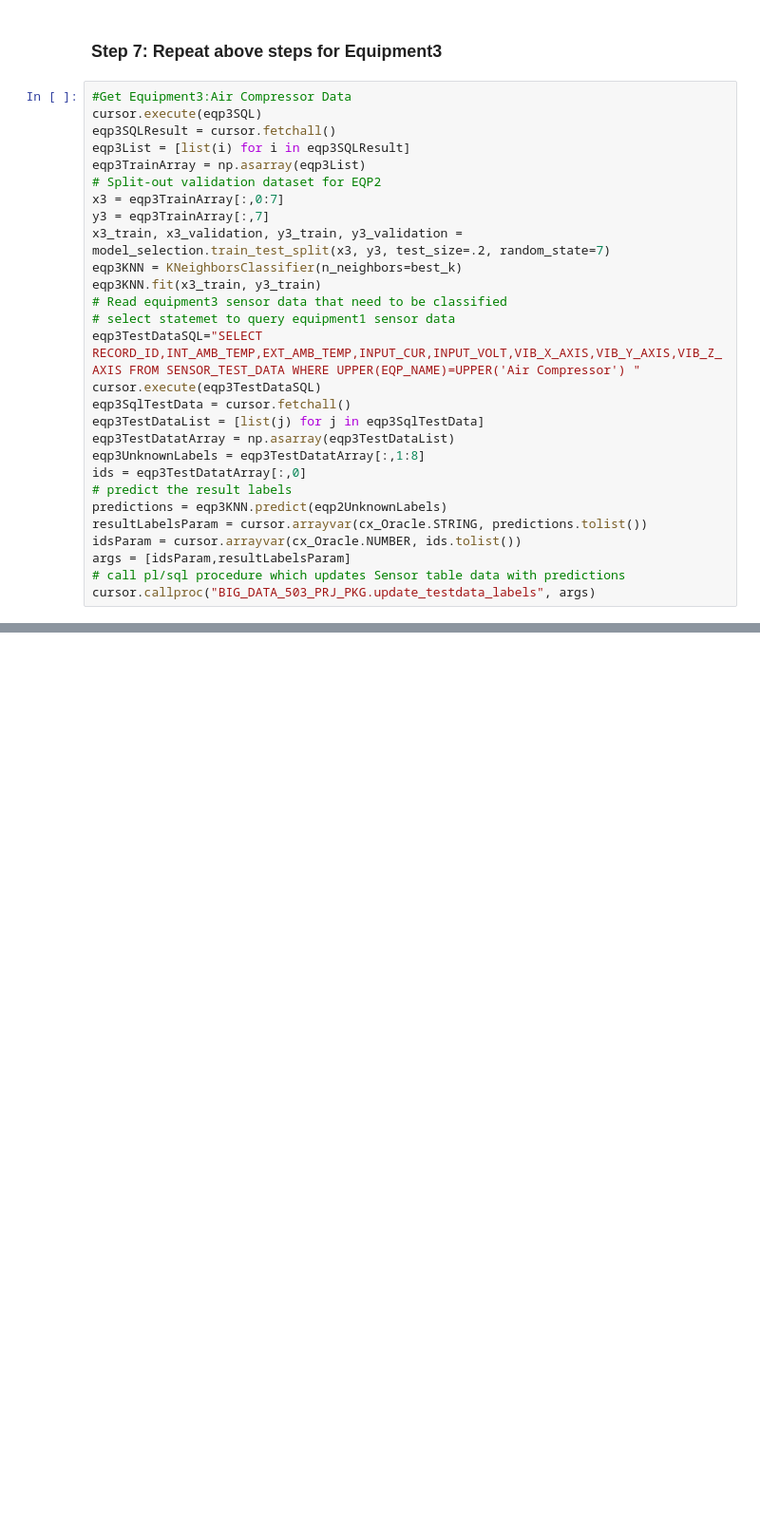
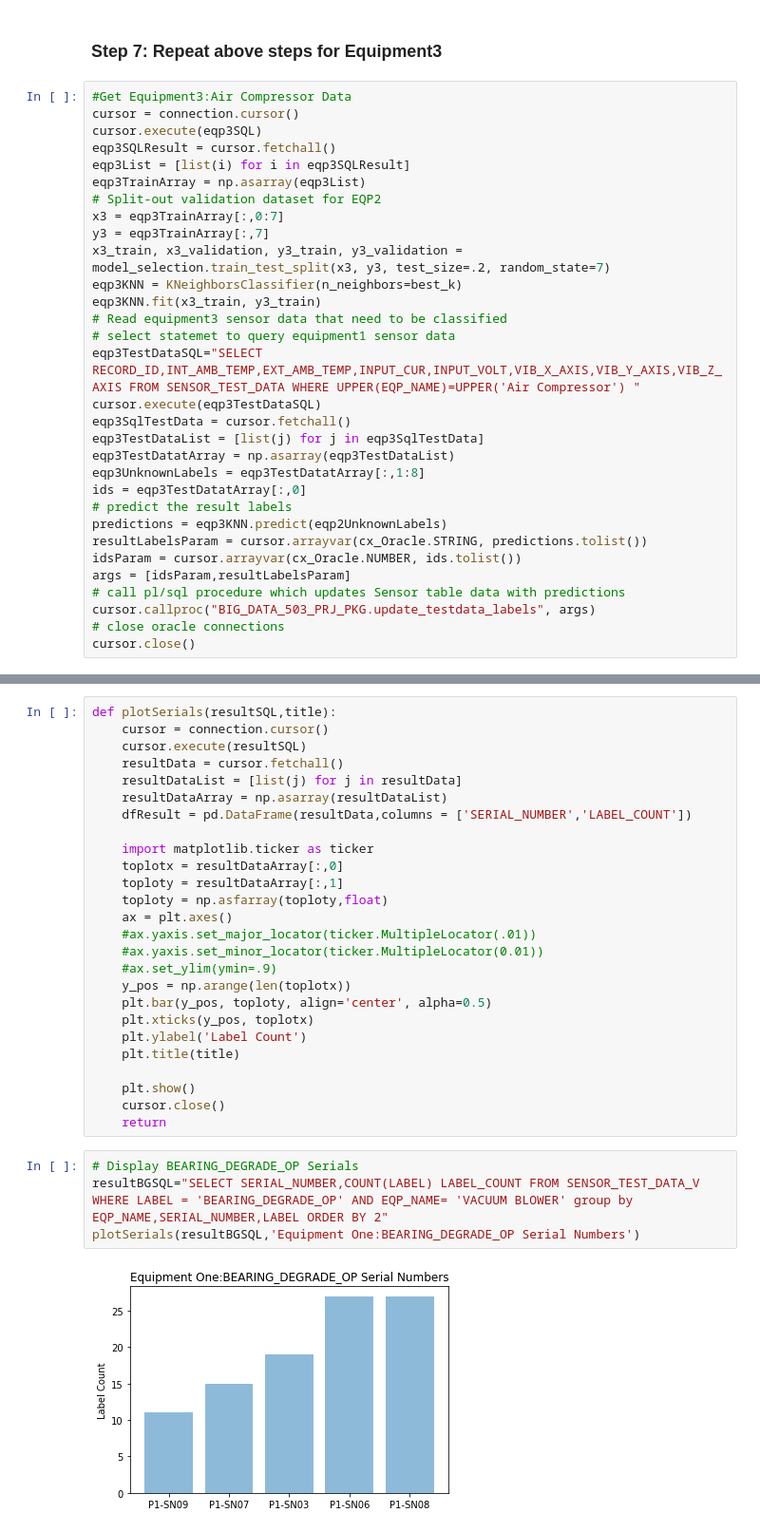
Before and after one commit to bigdata-i523/hid337, a Jupyter notebook: project/jupyter/i523FinalProject.ipynb, the cells around one changed output, grey strips where cells are left out. Shown: that part at 95% size. Drawn from its saved outputs; the diff is of its cells as text; blank space fills up the shorter version.

```diff
--- a/project/jupyter/i523FinalProject.ipynb
+++ b/project/jupyter/i523FinalProject.ipynb
@@ -229,6 +235,7 @@ cursor.callproc("BIG_DATA_503_PRJ_PKG.update_testdata_labels", args)
 ### Step 7: Repeat above steps for Equipment3
 # %%
 #Get Equipment3:Air Compressor Data
+cursor = connection.cursor()
 cursor.execute(eqp3SQL)
 eqp3SQLResult = cursor.fetchall()
 eqp3List = [list(i) for i in eqp3SQLResult]
@@ -255,3 +262,5 @@ idsParam = cursor.arrayvar(cx_Oracle.NUMBER, ids.tolist())
 args = [idsParam,resultLabelsParam]
 # call pl/sql procedure which updates Sensor table data with predictions
 cursor.callproc("BIG_DATA_503_PRJ_PKG.update_testdata_labels", args)
+# close oracle connections
+cursor.close()
@@ -275,0 +269,32 @@ cursor.callproc("BIG_DATA_503_PRJ_PKG.update_testdata_labels", args)
+# %%
+def plotSerials(resultSQL,title):
+    cursor = connection.cursor()
+    cursor.execute(resultSQL)
+    resultData = cursor.fetchall()
+    resultDataList = [list(j) for j in resultData]
+    resultDataArray = np.asarray(resultDataList)
+    dfResult = pd.DataFrame(resultData,columns = ['SERIAL_NUMBER','LABEL_COUNT'])
+
+    import matplotlib.ticker as ticker
+    toplotx = resultDataArray[:,0]
+    toploty = resultDataArray[:,1]
+    toploty = np.asfarray(toploty,float)
+    ax = plt.axes()
+    #ax.yaxis.set_major_locator(ticker.MultipleLocator(.01))
+    #ax.yaxis.set_minor_locator(ticker.MultipleLocator(0.01))
+    #ax.set_ylim(ymin=.9)
+    y_pos = np.arange(len(toplotx))
+    plt.bar(y_pos, toploty, align='center', alpha=0.5)
+    plt.xticks(y_pos, toplotx)
+    plt.ylabel('Label Count')
+    plt.title(title)
+
+    plt.show()
+    cursor.close()
+    return
+# %%
+# Display BEARING_DEGRADE_OP Serials
+resultBGSQL="SELECT SERIAL_NUMBER,COUNT(LABEL) LABEL_COUNT FROM SENSOR_TEST_DATA_V WHERE LABEL = 'BEARING_DEGRADE_OP' AND EQP_NAME= 'VACUUM BLOWER' group by EQP_NAME,SERIAL_NUMBER,LABEL ORDER BY 2"
+plotSerials(resultBGSQL,'Equipment One:BEARING_DEGRADE_OP Serial Numbers')
+# %% [output]
+[figure, added]
```
Also changed, not shown: parts of 18 cells of this notebook.
